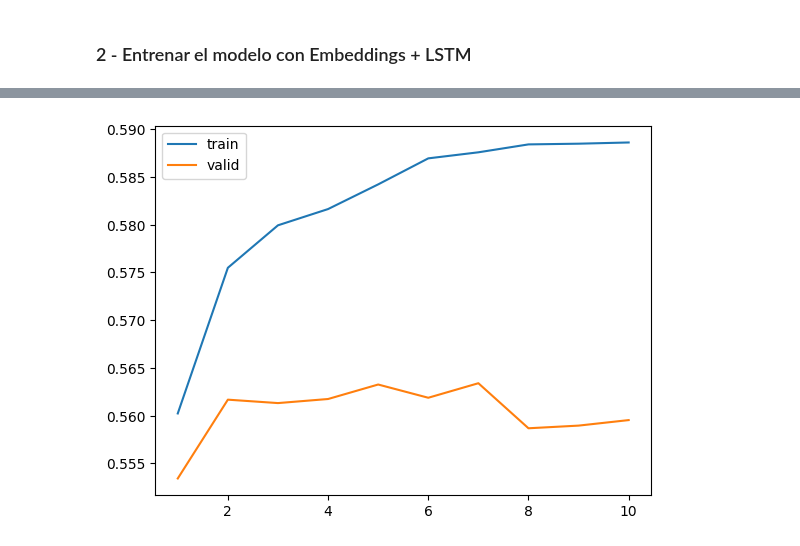
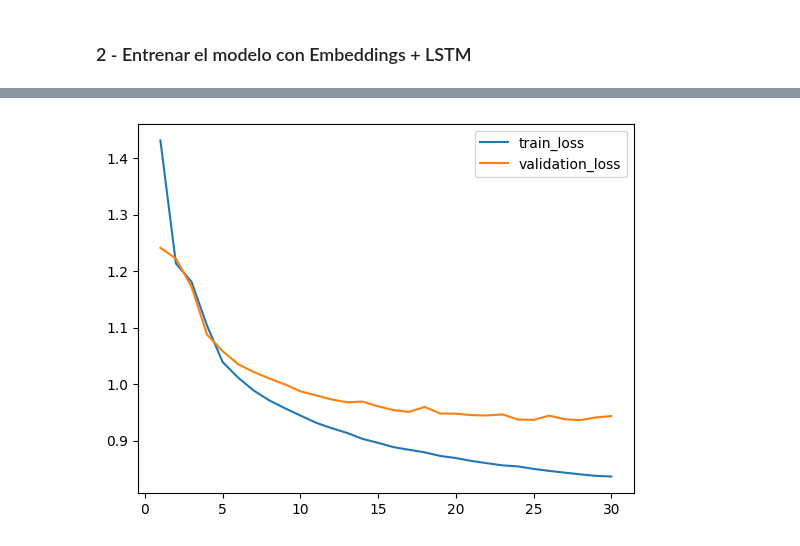
Before and after one commit to rbeni/CEIA, a Jupyter notebook: processamiento_lenguage_natural/ejercicio5/ejercicio_5_clothing_ecommerce_reviews.ipynb, the cells around one changed output, grey strips where cells are left out. Saved outputs shown, nothing was run; the diff lists cells and outputs as text; code cells hidden in the pictures.

```diff
--- a/processamiento_lenguage_natural/ejercicio5/ejercicio_5_clothing_ecommerce_reviews.ipynb
+++ b/processamiento_lenguage_natural/ejercicio5/ejercicio_5_clothing_ecommerce_reviews.ipynb
@@ -192,9 +190,9 @@ y[:10]
 # %% [output]
 array([3, 4, 2, 4, 4, 1, 4, 3, 4, 4])
 # %%
-from sklearn.preprocessing import MinMaxScaler
-scaler = MinMaxScaler()
-#scaler.fit(y)
-y = scaler.fit_transform(y.reshape(-1,1))
+from sklearn.preprocessing import OneHotEncoder
+enc = OneHotEncoder(handle_unknown='ignore')
+enc.fit(y.reshape(-1, 1))
+y = enc.fit_transform(y.reshape(-1,1)).toarray()
 y[:10]
 # %% [output]
@@ -229,6 +227,6 @@ array([[0.75],
 # Alumno: determinar la dimensiones de entrada y salida
 
 input_shape = X_train.shape[1] # max input sentence len
-output_shape = 1 # binary classification
+output_shape = y.shape[1]
 print("in_shape", input_shape, ", out_shape", output_shape)
 # %% [output]
@@ -248,17 +246,17 @@ model = Sequential()
 # input_length = setencias con padding a 200
 # output_dim = 50 --> crear embeddings de tamaño 50
 model.add(Embedding(input_dim=vocab_size+1, output_dim=128, input_length=input_shape))
-model.add(Bidirectional(LSTM(units=128, return_sequences=True)))
-#model.add(Dropout(0.2))
-#model.add(LSTM(units=128)) # La última capa LSTM no lleva return_sequences
+model.add(LSTM(units=128, return_sequences=True))
+model.add(Dropout(0.2))
+model.add(LSTM(units=128)) # La última capa LSTM no lleva return_sequences
 
-#model.add(Dense(units=64, activation='relu'))
-#model.add(Dropout(rate=0.2))
-model.add(Dense(units=output_shape, activation='sigmoid'))
+model.add(Dense(units=256, activation='relu'))
+model.add(Dropout(rate=0.2))
+model.add(Dense(units=output_shape, activation='softmax'))
 
-model.compile(optimizer="adam",
-              loss='binary_crossentropy',
-              metrics=['accuracy'])
+model.compile(optimizer=tf.keras.optimizers.Adam(learning_rate=1e-5),
+              loss='categorical_crossentropy',
+              metrics=[tf.keras.metrics.CosineSimilarity()])
 
 model.summary()
 # %% [output]
@@ -286,3 +289,3 @@ plot_model(model, to_file='model_plot.png', show_shapes=True, show_layer_names=T
 # %%
-hist = model.fit(X_train, y_train, epochs=10, validation_split=0.3)
+hist = model.fit(X_train, y_train, epochs=30, validation_split=0.2)
 # %% [output]
@@ -309,12 +329,12 @@ Epoch 10/10
 # %%
 import matplotlib.pyplot as plt
 import seaborn as sns
-epoch_count = range(1, len(hist.history['accuracy']) + 1)
-sns.lineplot(x=epoch_count,  y=hist.history['accuracy'], label='train')
-sns.lineplot(x=epoch_count,  y=hist.history['val_accuracy'], label='valid')
+epoch_count = range(1, len(hist.history['loss']) + 1)
+sns.lineplot(x=epoch_count,  y=hist.history['loss'], label='train_loss')
+sns.lineplot(x=epoch_count,  y=hist.history['val_loss'], label='validation_loss')
 plt.show()
 # %% [output]
-[figure, old version]
+[figure, new version]
 # %%
 model.evaluate(X_test, y_test)
 # %% [output]
```
Also changed, not shown: parts of 14 cells of this notebook.
